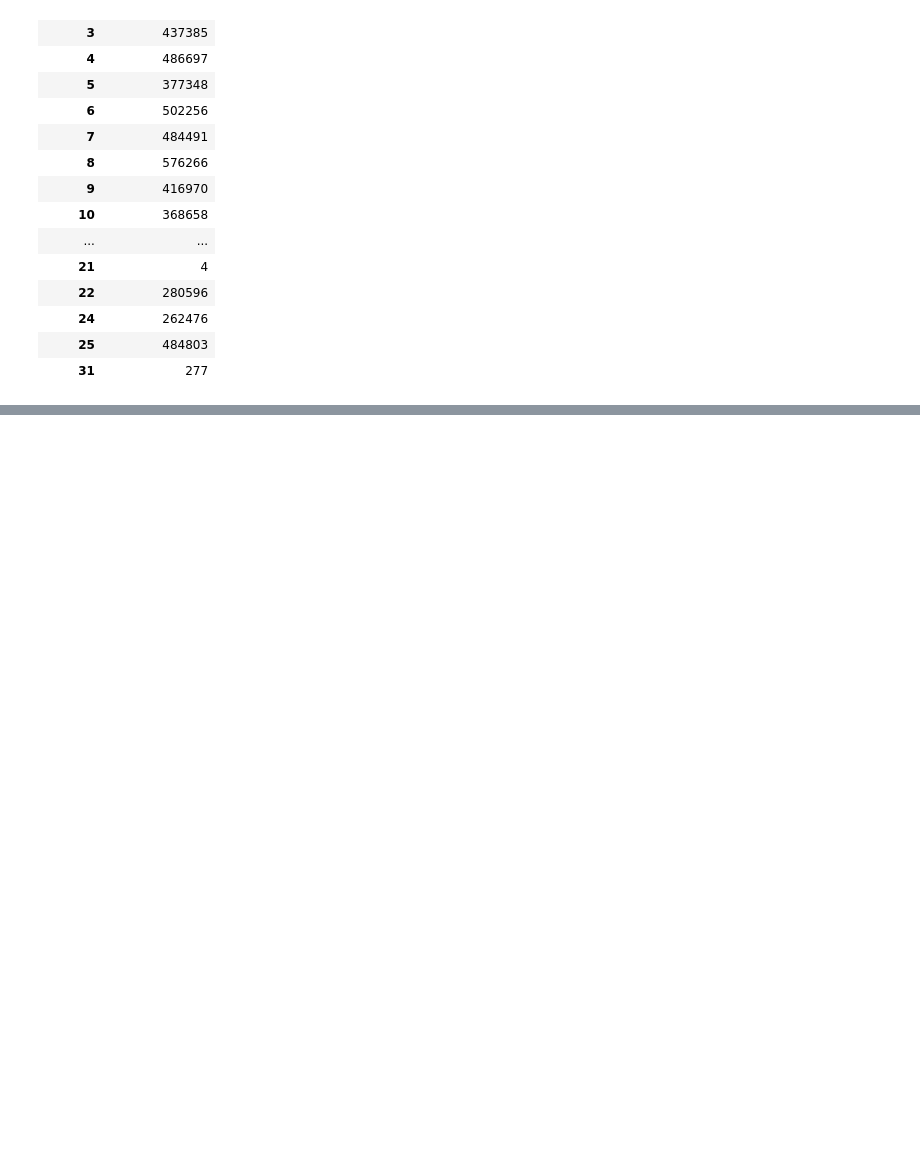
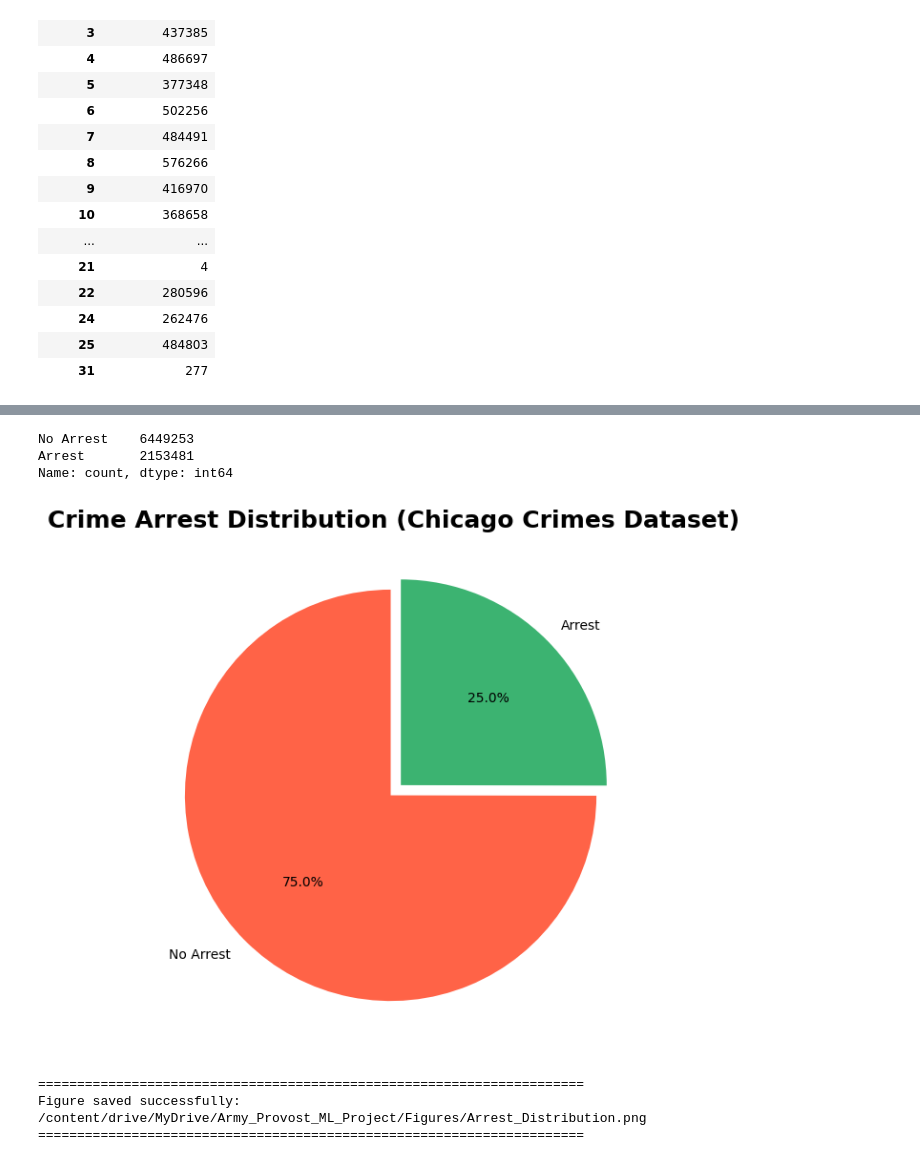
Before and after one commit to arnavon2005/Army_Provost_ML_Project, a Jupyter notebook: 04_Exploratory_Data_Analysis.ipynb, the cells around one changed output, grey strips where cells are left out. Cells and saved outputs as stored; diff of their text form; code cells hidden in the pictures; blank space fills up the shorter version.

```diff
--- a/04_Exploratory_Data_Analysis.ipynb
+++ b/04_Exploratory_Data_Analysis.ipynb
@@ -943,0 +950,56 @@ Figure saved successfully:
+# %%
+# ============================================================
+# Crime Arrest Analysis
+# ============================================================
+
+arrest_counts = chicago_df["Arrest"].value_counts()
+
+arrest_counts.index = ["No Arrest", "Arrest"]
+
+print(arrest_counts)
+# %% [output]
+No Arrest    6449253
+Arrest       2153481
+Name: count, dtype: int64
+# %%
+import matplotlib.pyplot as plt
+
+plt.style.use("ggplot")
+
+plt.figure(figsize=(7,7))
+
+colors = ["tomato", "mediumseagreen"]
+
+plt.pie(
+    arrest_counts,
+    labels=arrest_counts.index,
+    autopct="%1.1f%%",
+    startangle=90,
+    colors=colors,
+    explode=[0.02,0.05]
+)
+
+plt.title(
+    "Crime Arrest Distribution (Chicago Crimes Dataset)",
+    fontsize=18,
+    fontweight="bold"
+)
+
+plt.savefig(
+    FIGURES_PATH + "/Arrest_Distribution.png",
+    dpi=300,
+    bbox_inches="tight"
+)
+
+plt.show()
+
+print("="*70)
+print("Figure saved successfully:")
+print(FIGURES_PATH + "/Arrest_Distribution.png")
+print("="*70)
+# %% [output]
+[figure, added]
+======================================================================
+Figure saved successfully:
+/content/drive/MyDrive/Army_Provost_ML_Project/Figures/Arrest_Distribution.png
+======================================================================
```
Also changed, not shown: parts of 7 cells of this notebook.
